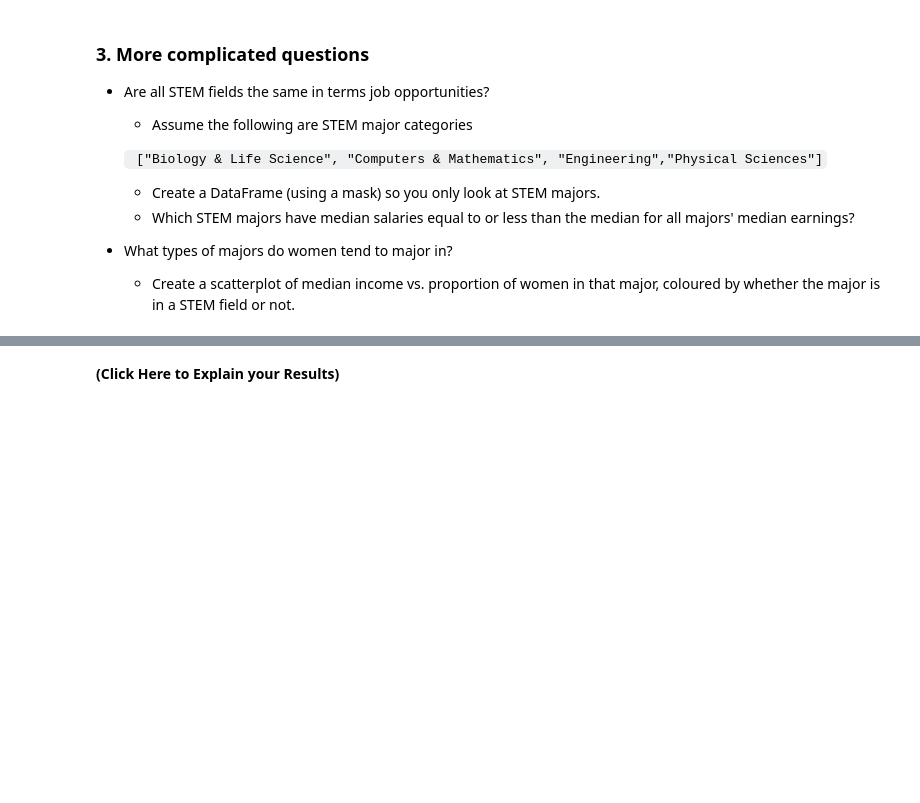
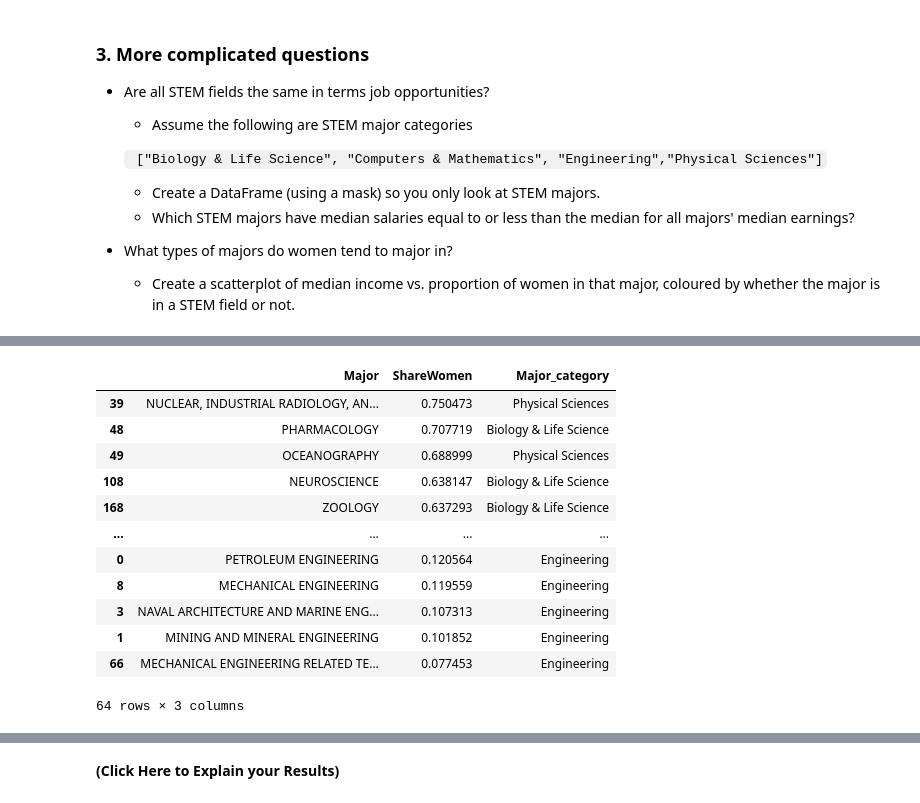
Before and after one commit to 3N1C0/DATA101_Elias_Code, a Jupyter notebook: HW/HW_DAY7.ipynb, the cells around one changed output, grey strips where cells are left out. Saved outputs shown, nothing was run; the diff lists cells and outputs as text; code cells hidden in the pictures; blank space fills up the shorter version.

```diff
--- a/HW/HW_DAY7.ipynb
+++ b/HW/HW_DAY7.ipynb
@@ -431,2 +507,19 @@ DF_raw[my_columns].groupby('Major_category').mean()
 # %%
-#
+my_var = ['Major','ShareWomen', 'Major_category']
+DF_women = DF_stem[my_var]
+DF_fin_women = DF_women.sort_values(['ShareWomen'], ascending = False)
+DF_fin_women
+# %% [output]
+|  | Major | ShareWomen | Major_category |
+| 39 | NUCLEAR, INDUSTRIAL RADIOLOGY, AN... | 0.750473 | Physical Sciences |
+| 48 | PHARMACOLOGY | 0.707719 | Biology & Life Science |
+| 49 | OCEANOGRAPHY | 0.688999 | Physical Sciences |
+| 108 | NEUROSCIENCE | 0.638147 | Biology & Life Science |
+| 168 | ZOOLOGY | 0.637293 | Biology & Life Science |
+| ... | ... | ... | ... |
+| 0 | PETROLEUM ENGINEERING | 0.120564 | Engineering |
+| 8 | MECHANICAL ENGINEERING | 0.119559 | Engineering |
+| 3 | NAVAL ARCHITECTURE AND MARINE ENG... | 0.107313 | Engineering |
+| 1 | MINING AND MINERAL ENGINEERING | 0.101852 | Engineering |
+| 66 | MECHANICAL ENGINEERING RELATED TE... | 0.077453 | Engineering |
+64 rows × 3 columns
```
Also changed, not shown: parts of 32 cells of this notebook, 1 other file.
